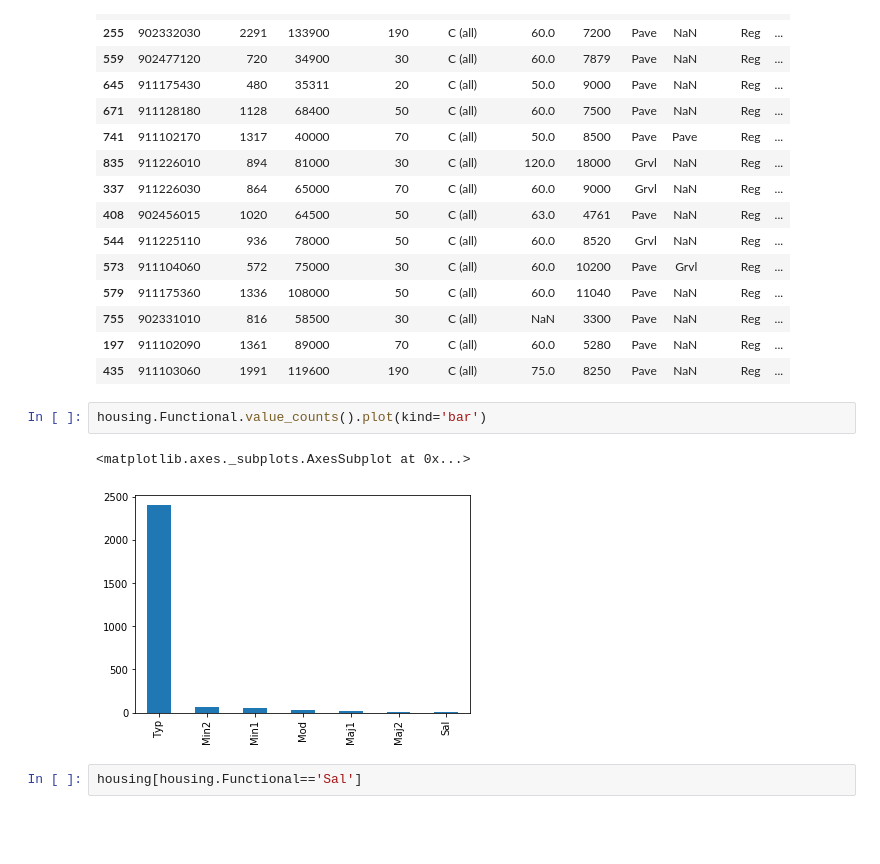
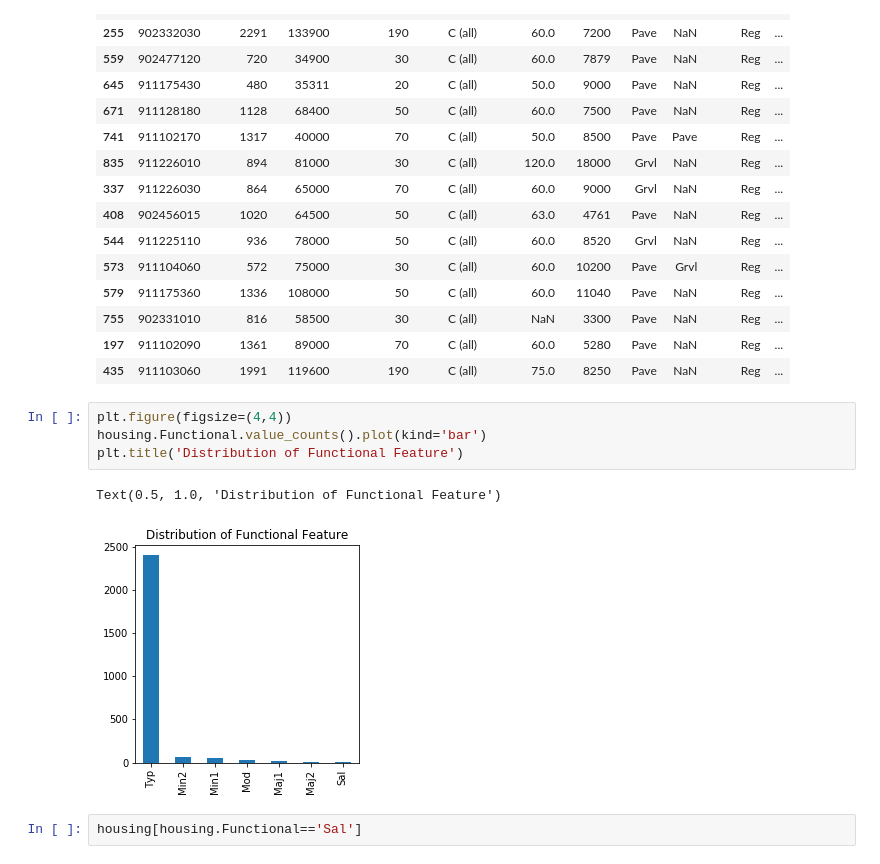
Before and after one commit to brandoncryu/ames_ml_project, a Jupyter notebook: EDA_Stephen.ipynb, the cells around one changed output. Cells and saved outputs as stored; diff of their text form; blank space fills up the shorter version.

```diff
--- a/EDA_Stephen.ipynb
+++ b/EDA_Stephen.ipynb
@@ -81,11 +87,13 @@ housing[housing.MSZoning=='C (all)']
 | 755 | 902331010 | 816 | 58500 | 30 | C (all) | NaN | 3300 | Pave | NaN | Reg | ... |
 | 197 | 911102090 | 1361 | 89000 | 70 | C (all) | 60.0 | 5280 | Pave | NaN | Reg | ... |
 | 435 | 911103060 | 1991 | 119600 | 190 | C (all) | 75.0 | 8250 | Pave | NaN | Reg | ... |
-# %%
-housing.Functional.value_counts().plot(kind='bar')
-# %% [output]
-<matplotlib.axes._subplots.AxesSubplot at 0x...>
-[figure, removed]
+# %%
+plt.figure(figsize=(4,4))
+housing.Functional.value_counts().plot(kind='bar')
+plt.title('Distribution of Functional Feature')
+# %% [output]
+Text(0.5, 1.0, 'Distribution of Functional Feature')
+[figure, added]
 # %%
 housing[housing.Functional=='Sal']
 # %% [output]
```
Also changed, not shown: parts of 19 cells of this notebook.
